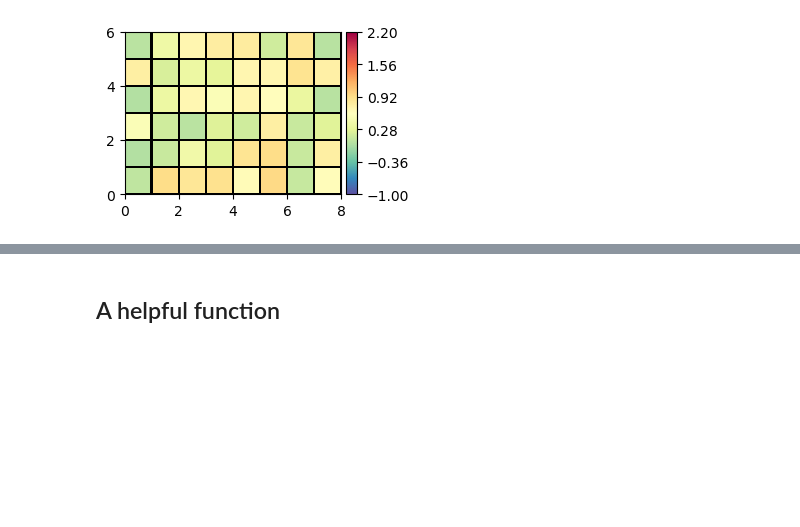
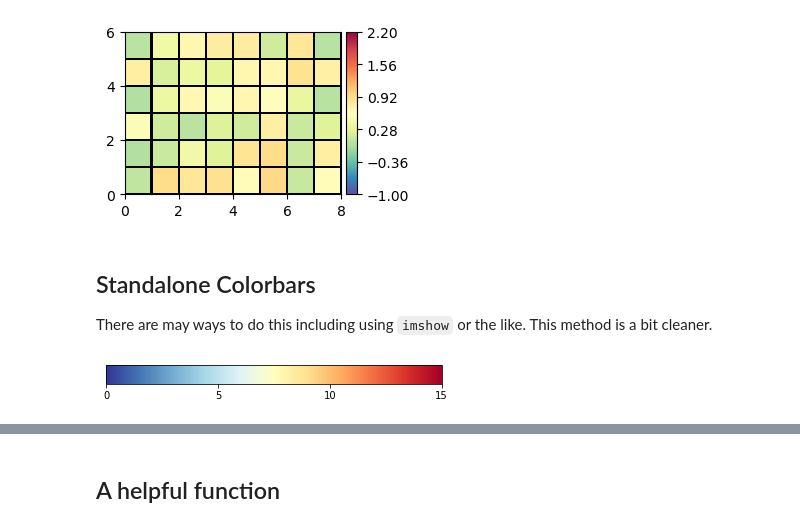
Before and after one commit to Jwink3101/matplotlib_tips_examples, a Jupyter notebook: Colorbars.ipynb, the cells around one changed output, grey strips where cells are left out. Saved outputs shown, nothing was run; the diff lists cells and outputs as text; code cells hidden in the pictures; blank space fills up the shorter version.

Commit message:
standalone colorbars

```diff
--- a/Colorbars.ipynb
+++ b/Colorbars.ipynb
@@ -85,3 +85,19 @@ cbar = fig.colorbar(pl,cax=cax)
 cbar.set_ticks(np.linspace(-1,2.2,6))
 # %% [output]
 [figure]
+# %% [markdown]
+## Standalone Colorbars
+
+There are may ways to do this including using `imshow` or the like. This method is a bit cleaner.
+# %%
+# create a dummy plot
+_f,_a = plt.subplots()
+pl = plt.imshow(np.random.uniform(size=(4,4)),vmin=0,vmax=15,cmap=plt.cm.RdYlBu_r)
+plt.close(_f)
+
+fig,ax = plt.subplots(figsize=(5,0.8))
+cbar = fig.colorbar(pl,cax=ax,orientation='horizontal')
+fig.tight_layout()
+cbar.set_ticks([0,5,10,15])
+# %% [output]
+[figure, added]
```
Also changed, not shown: parts of 2 cells of this notebook, 1 other file.
